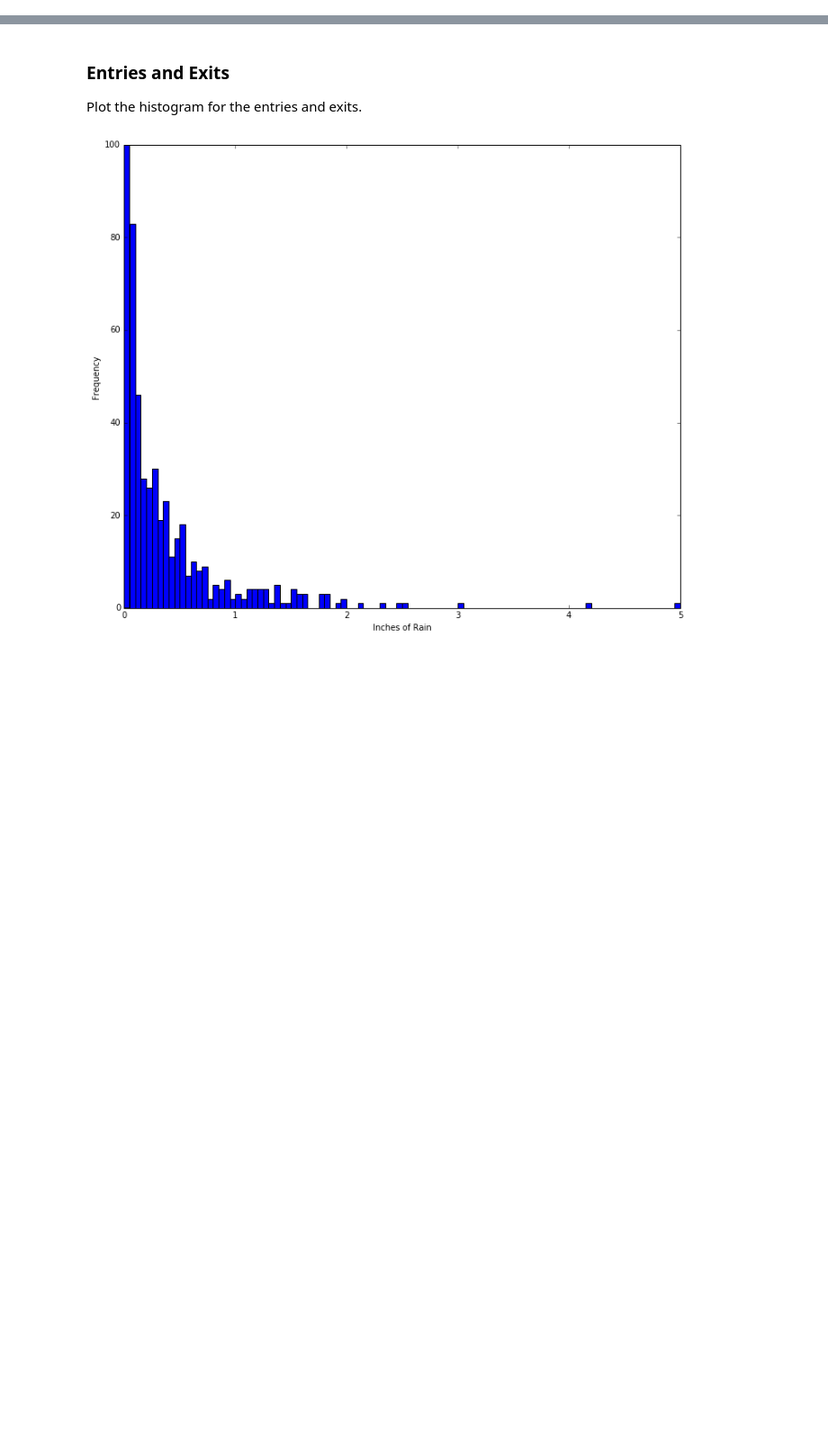
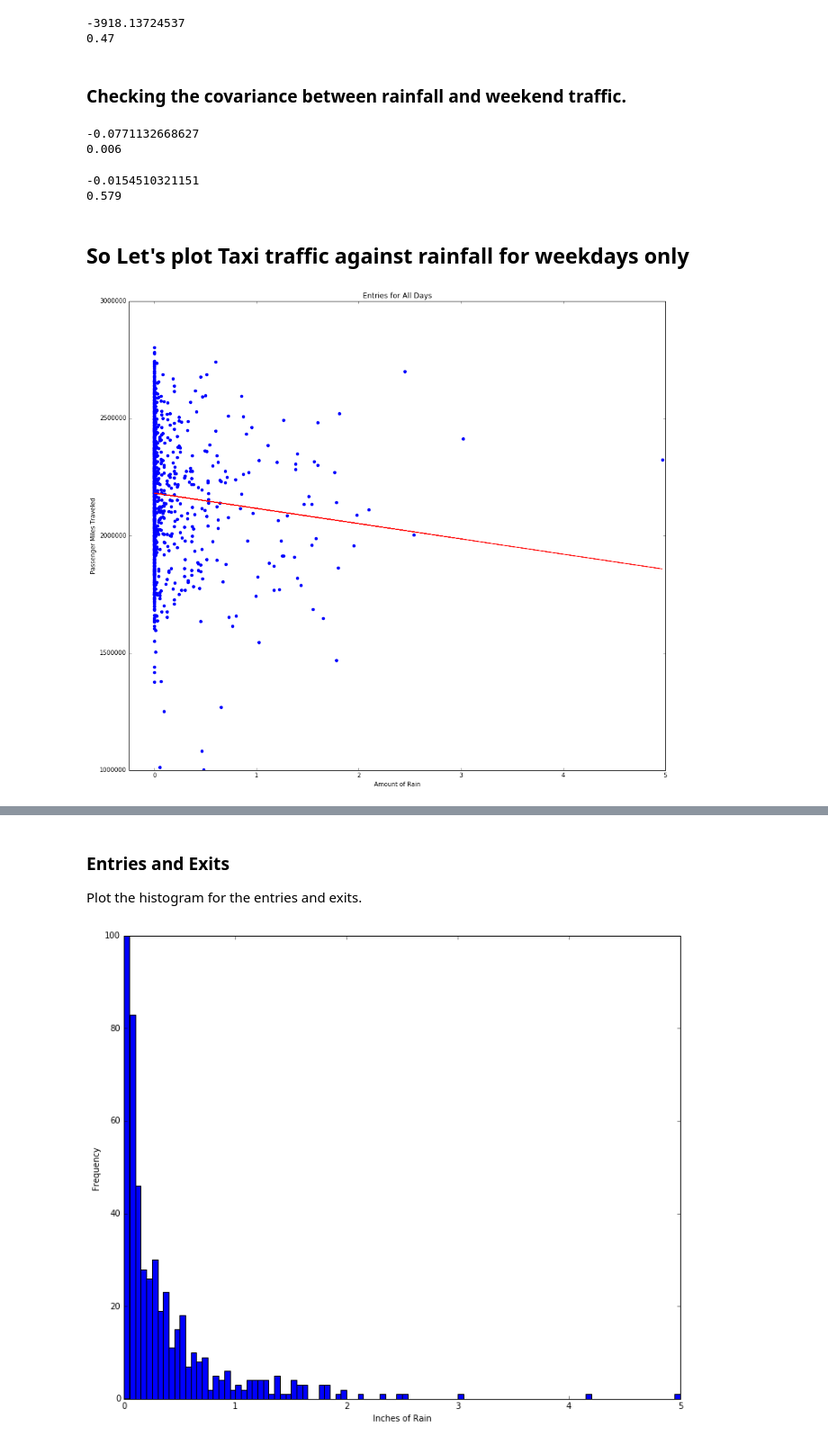
Before and after one commit to pragmadox/applied_stats_project, a Jupyter notebook: final_project.ipynb, the cells around one changed output, grey strips where cells are left out. Shown at 90% size. Cells and saved outputs as stored; diff of their text form; code cells hidden in the pictures; blank space fills up the shorter version.

```diff
--- a/final_project.ipynb
+++ b/final_project.ipynb
@@ -38,0 +85,4 @@ dataframe.head()
+# %%
+df = df[df.pmt>0]
+weekdays = df[df.weekday<6]
+weekends = df[df.weekday>5]
@@ -39,3 +127,57 @@ dataframe.head()
+# %%
+weekend_pmt = weekends.dropna(subset=['rain', 'trips'])
+data = weekend_pmt.rain, weekend_pmt.pmt
+ht = CovariancePermutate(data)
+pvalue = ht.PValue()
+covariance = ts2.Cov(weekend_pmt.rain, weekend_pmt.pmt)
+print(covariance)
+print(pvalue)
+# %% [output]
+-3918.13724537
+0.47
+# %% [markdown]
+### Checking the covariance between rainfall and weekend traffic.
+# %%
+weekday_pmt = weekdays.dropna(subset=['rain', 'pmt'])
+data = weekday_pmt.rain, weekday_pmt.pmt
+ht = CovariancePermutate(data)
+pvalue = ht.PValue()
+covariance = ts2.Corr(weekday_pmt.rain, weekday_pmt.pmt)
+print(covariance)
+print(pvalue)
+# %% [output]
+-0.0771132668627
+0.006
+# %%
+weekday_pmt = weekdays.dropna(subset=['rain', 'trips'])
+data = weekday_pmt.rain, weekday_pmt.trips
+ht = CovariancePermutate(data)
+pvalue = ht.PValue()
+covariance = ts2.Corr(weekday_pmt.rain, weekday_pmt.trips)
+print(covariance)
+print(pvalue)
+# %% [output]
+-0.0154510321151
+0.579
+# %% [markdown]
+## So Let's plot Taxi traffic against rainfall for weekdays only
+# %%
+weekends = df[df.weekday<6]
+x1 = weekends.rain
+x2 = weekends.pmt
+
+fig, ax = plt.subplots(figsize=(16,14))
+fit1 = np.polyfit(x1, y1, deg=1)
+ax.plot(x1, fit1[0] * x1 + fit1[1], color='red')
+ax.scatter(x1, y1, color='blue')
+
+plt.title("Entries for All Days")
+plt.xlabel("Amount of Rain")
+plt.ylabel("Passenger Miles Traveled")
+plt.axis([-0.25, 5, 1000000, 3000000])
+plt.show()
+# %% [output]
+[figure, added]
 # %%
 df.columns = ["date", "weekend","rain", "snowdpth", "snow", "trips", "pmt", "mta"]
 # %%
```
Also changed, not shown: parts of 26 cells of this notebook, 1 other file.
